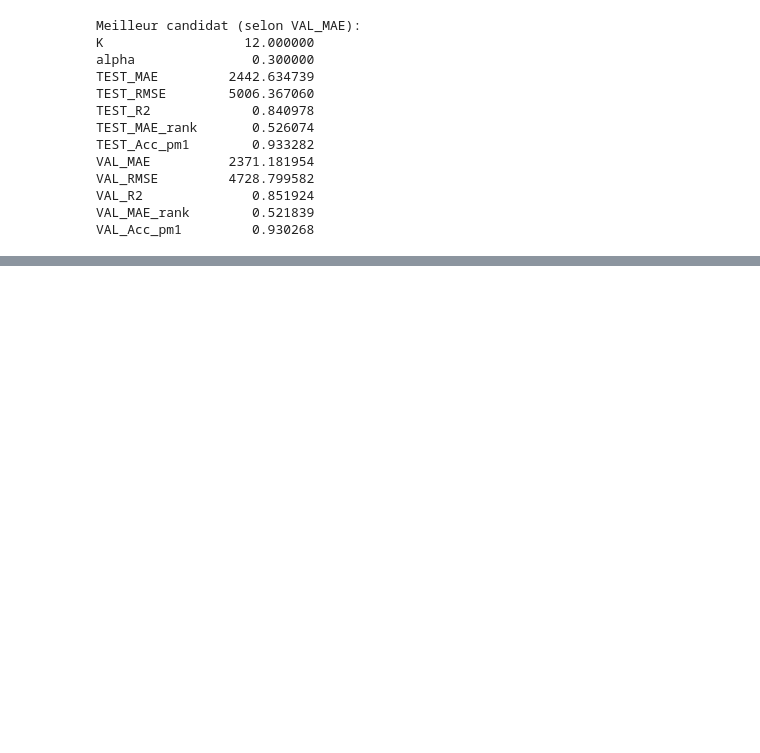
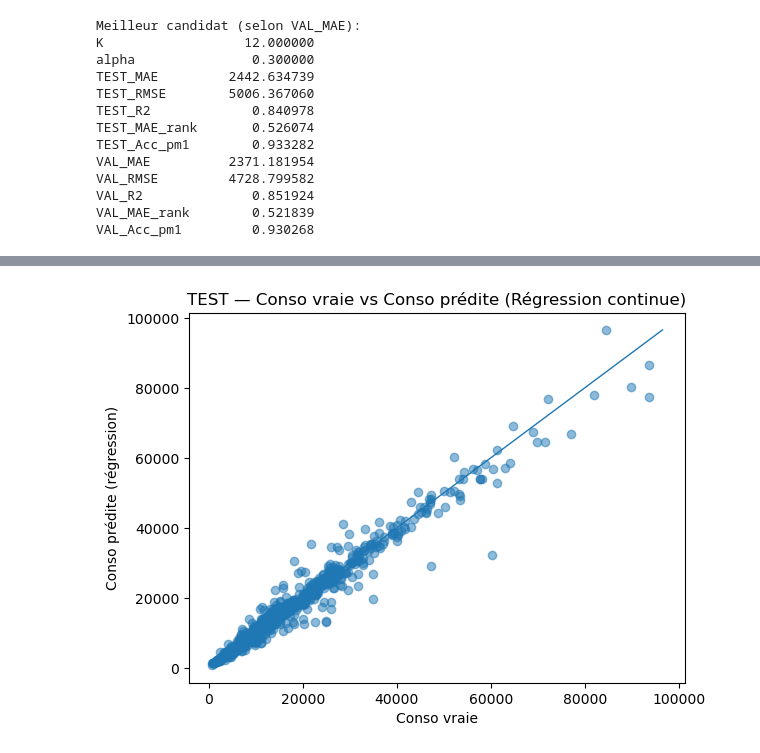
Before and after one commit to Gjuuuy/IES_DPE, a Jupyter notebook: science/notebooks/PredicConso.ipynb, the cells around one changed output, grey strips where cells are left out. Saved outputs shown, nothing was run; the diff lists cells and outputs as text; code cells hidden in the pictures; blank space fills up the shorter version.

```diff
--- a/science/notebooks/PredicConso.ipynb
+++ b/science/notebooks/PredicConso.ipynb
@@ -610,0 +778,20 @@ cout_conso                            730.3
+# %%
+import numpy as np
+import matplotlib.pyplot as plt
+
+y_true = np.asarray(y_test, dtype=float)
+y_pred = np.asarray(pred_reg_test, dtype=float)
+
+plt.figure()
+plt.scatter(y_true, y_pred, alpha=0.5)
+
+min_v = np.nanmin([y_true.min(), y_pred.min()])
+max_v = np.nanmax([y_true.max(), y_pred.max()])
+plt.plot([min_v, max_v], [min_v, max_v], linewidth=1)
+
+plt.xlabel("Conso vraie")
+plt.ylabel("Conso prédite (régression)")
+plt.title("TEST — Conso vraie vs Conso prédite (Régression continue)")
+plt.show()
+# %% [output]
+[figure, added]
```
Also changed, not shown: parts of 5 cells of this notebook.
